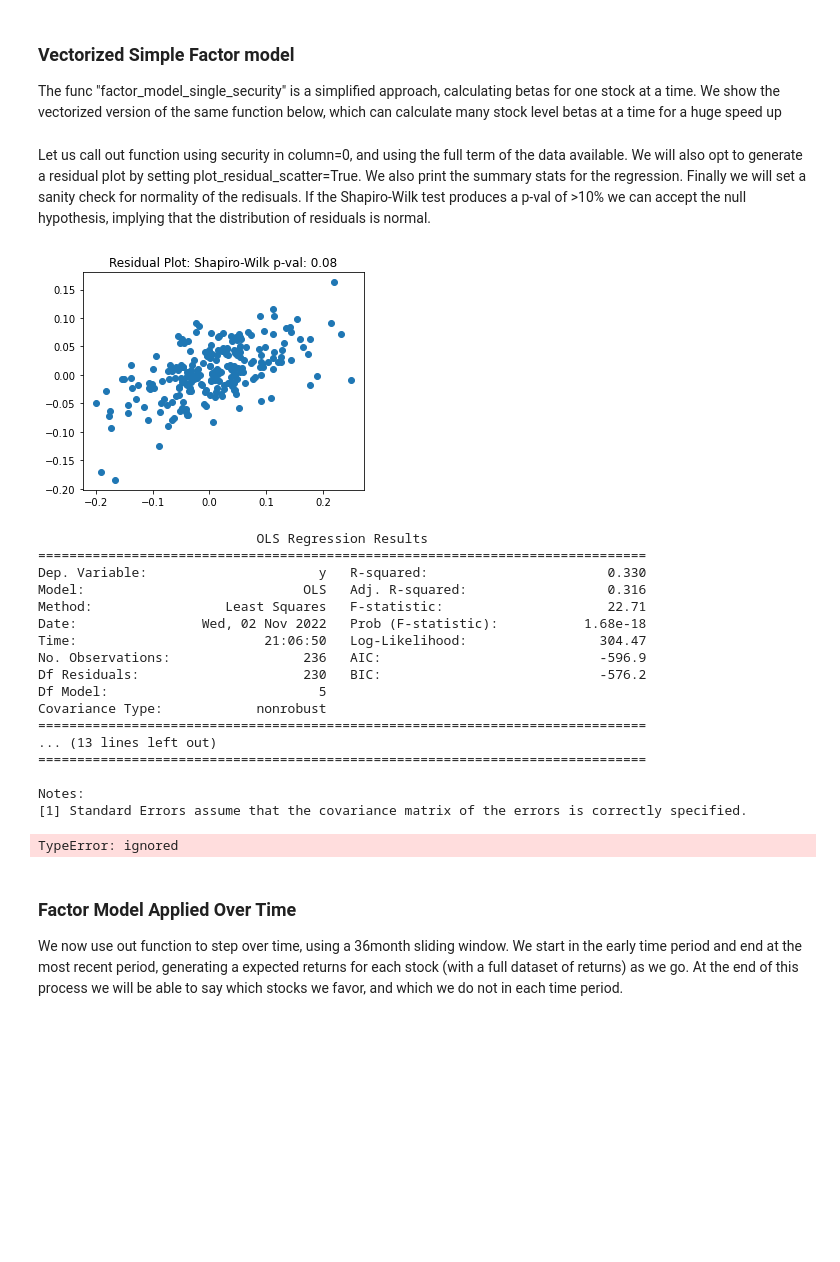
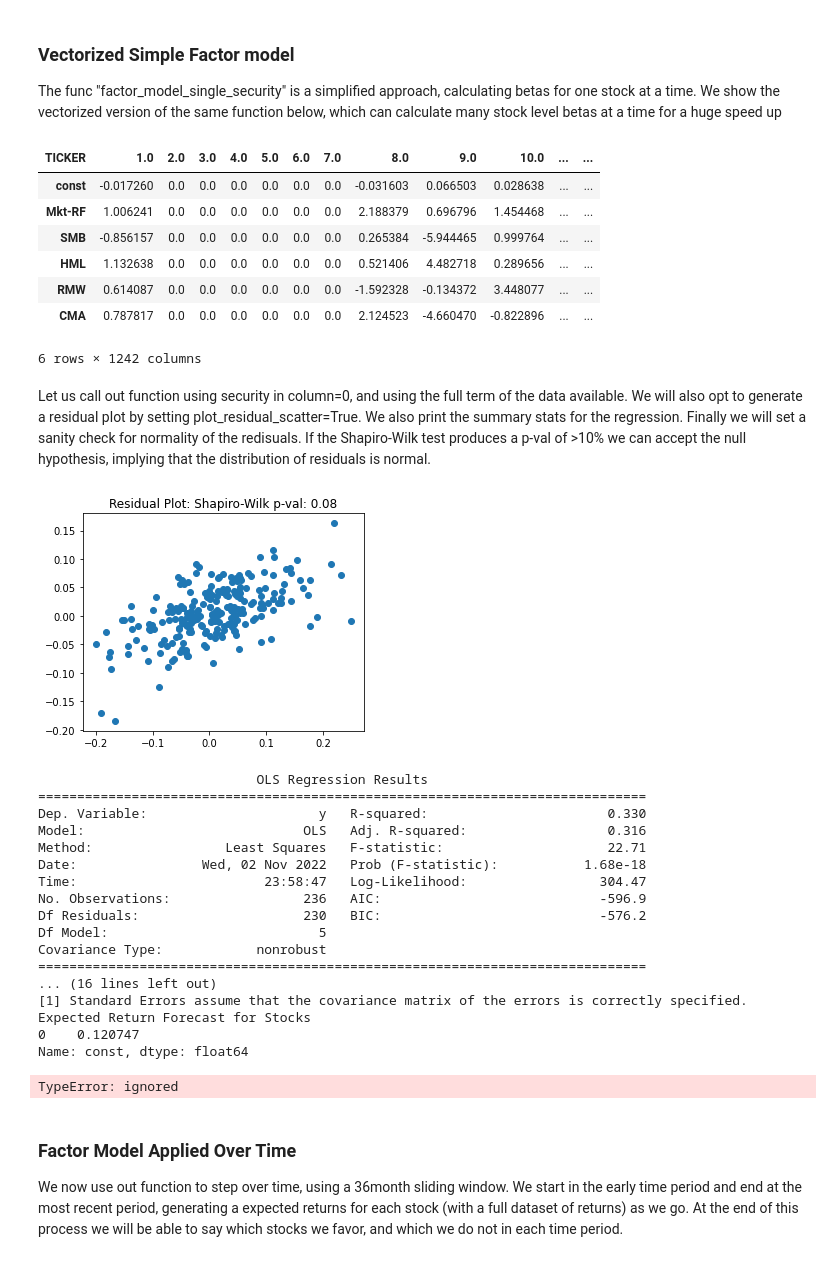
Before and after one commit to danphilps/Investment-SAI, a Jupyter notebook: M6_Investment.ipynb, the cells around one changed output. Cells and saved outputs as stored; diff of their text form; code cells hidden in the pictures; blank space fills up the shorter version.

```diff
--- a/M6_Investment.ipynb
+++ b/M6_Investment.ipynb
@@ -487,3 +484,14 @@ def factor_models_run_vectorized(df_tb3ms: pd.DataFrame,
+# %%
+ols_betas_final
+# %% [output]
+| TICKER | 1.0 | 2.0 | 3.0 | 4.0 | 5.0 | 6.0 | 7.0 | 8.0 | 9.0 | 10.0 | ... | ... |
+| const | -0.017260 | 0.0 | 0.0 | 0.0 | 0.0 | 0.0 | 0.0 | -0.031603 | 0.066503 | 0.028638 | ... | ... |
+| Mkt-RF | 1.006241 | 0.0 | 0.0 | 0.0 | 0.0 | 0.0 | 0.0 | 2.188379 | 0.696796 | 1.454468 | ... | ... |
+| SMB | -0.856157 | 0.0 | 0.0 | 0.0 | 0.0 | 0.0 | 0.0 | 0.265384 | -5.944465 | 0.999764 | ... | ... |
+| HML | 1.132638 | 0.0 | 0.0 | 0.0 | 0.0 | 0.0 | 0.0 | 0.521406 | 4.482718 | 0.289656 | ... | ... |
+| RMW | 0.614087 | 0.0 | 0.0 | 0.0 | 0.0 | 0.0 | 0.0 | -1.592328 | -0.134372 | 3.448077 | ... | ... |
+| CMA | 0.787817 | 0.0 | 0.0 | 0.0 | 0.0 | 0.0 | 0.0 | 2.124523 | -4.660470 | -0.822896 | ... | ... |
+6 rows × 1242 columns
 # %% [markdown]
 Let us call out function using security in column=0, and using the full term of the data available. We will also opt to generate a residual plot by setting plot_residual_scatter=True.
 We also print the summary stats for the regression.
@@ -502,12 +510,15 @@ ols_model, resid, sw_t, sw_p = factor_model_single_security(sec_col_no=0,
 print(ols_model.summary())
 
 # Forecast E(R) for this security.
-factor_model_single_security_ER(df_stock_factor_loadings=pd.DataFrame(ols_model.params),
+E_R = factor_model_ER(df_stock_factor_loadings=pd.DataFrame(ols_model.params),
                                 df_ff_factors=df_ff_factors,
                                 r_f=df_tb3ms.iloc[0,0],
                                 date_start=df_ff_factors.shape[0],
                                 date_end=0,)
 
+print("Expected Return Forecast for Stocks")
+print(E_R)
+
 # Check for normality in the residuals
 if sw_p < 0.10:
   raise TypeError("Residuals appear to be non-normal!")
@@ -519,17 +530,17 @@ Dep. Variable:                      y   R-squared:                       0.330
 Model:                            OLS   Adj. R-squared:                  0.316
 Method:                 Least Squares   F-statistic:                     22.71
 Date:                Wed, 02 Nov 2022   Prob (F-statistic):           1.68e-18
-Time:                        21:06:50   Log-Likelihood:                 304.47
+Time:                        23:58:47   Log-Likelihood:                 304.47
 No. Observations:                 236   AIC:                            -596.9
 Df Residuals:                     230   BIC:                            -576.2
 Df Model:                           5
 Covariance Type:            nonrobust
 ==============================================================================
-... (13 lines left out)
-==============================================================================
-
-Notes:
+... (16 lines left out)
 [1] Standard Errors assume that the covariance matrix of the errors is correctly specified.
+Expected Return Forecast for Stocks
+0    0.120747
+Name: const, dtype: float64
 TypeError: ignored
 # %% [markdown]
 ### Factor Model Applied Over Time
```
Also changed, not shown: parts of 15 cells of this notebook.
